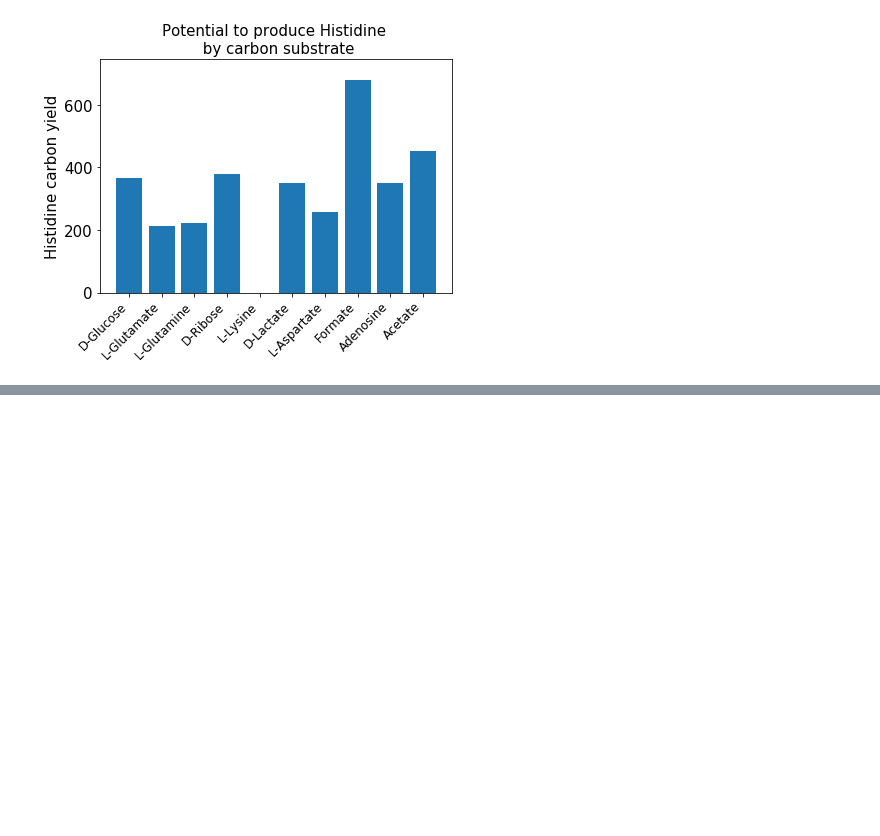
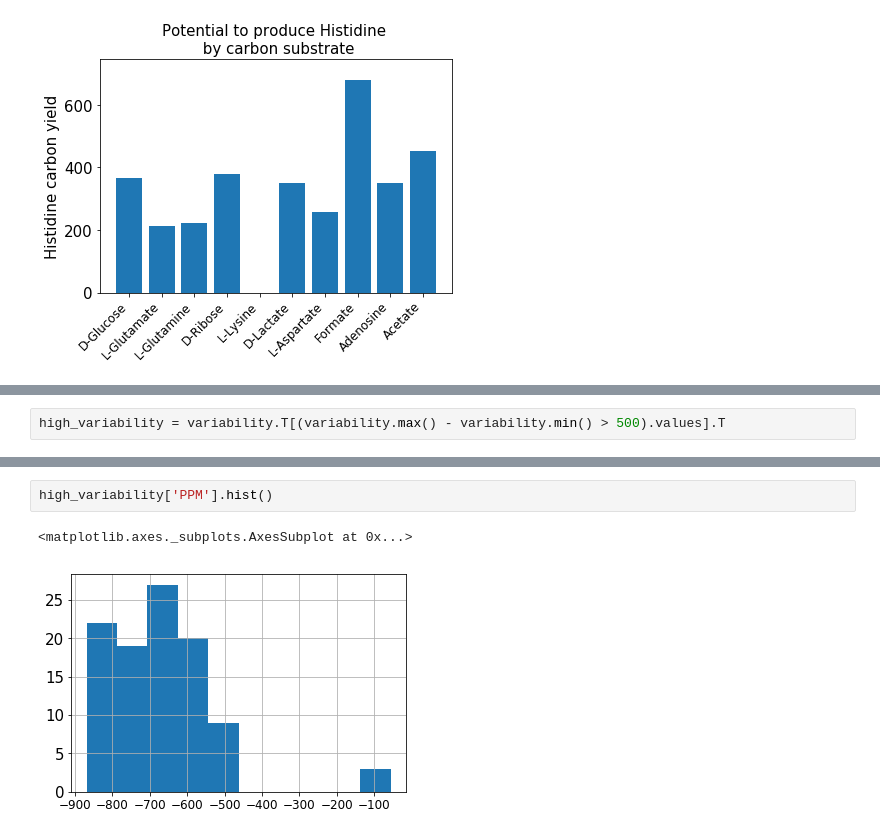
Before and after one commit to coltonlloyd/qbio, a Jupyter notebook: completed_excercises/Exercise 2 - Building Blocks of Life.ipynb, the cells around one changed output, grey strips where cells are left out. Cells and saved outputs as stored; diff of their text form; blank space fills up the shorter version.

```diff
--- a/completed_excercises/Exercise 2 - Building Blocks of Life.ipynb
+++ b/completed_excercises/Exercise 2 - Building Blocks of Life.ipynb
@@ -113,0 +177,2 @@ D-Lactate -0.007390630328473946
+# %%
+high_variability = variability.T[(variability.max() - variability.min() > 500).values].T
@@ -113,0 +207,5 @@ D-Lactate -0.007390630328473946
+# %%
+high_variability['PPM'].hist()
+# %% [output]
+<matplotlib.axes._subplots.AxesSubplot at 0x...>
+[figure, added]
```
Also changed, not shown: parts of 17 cells of this notebook, 4 other files.
